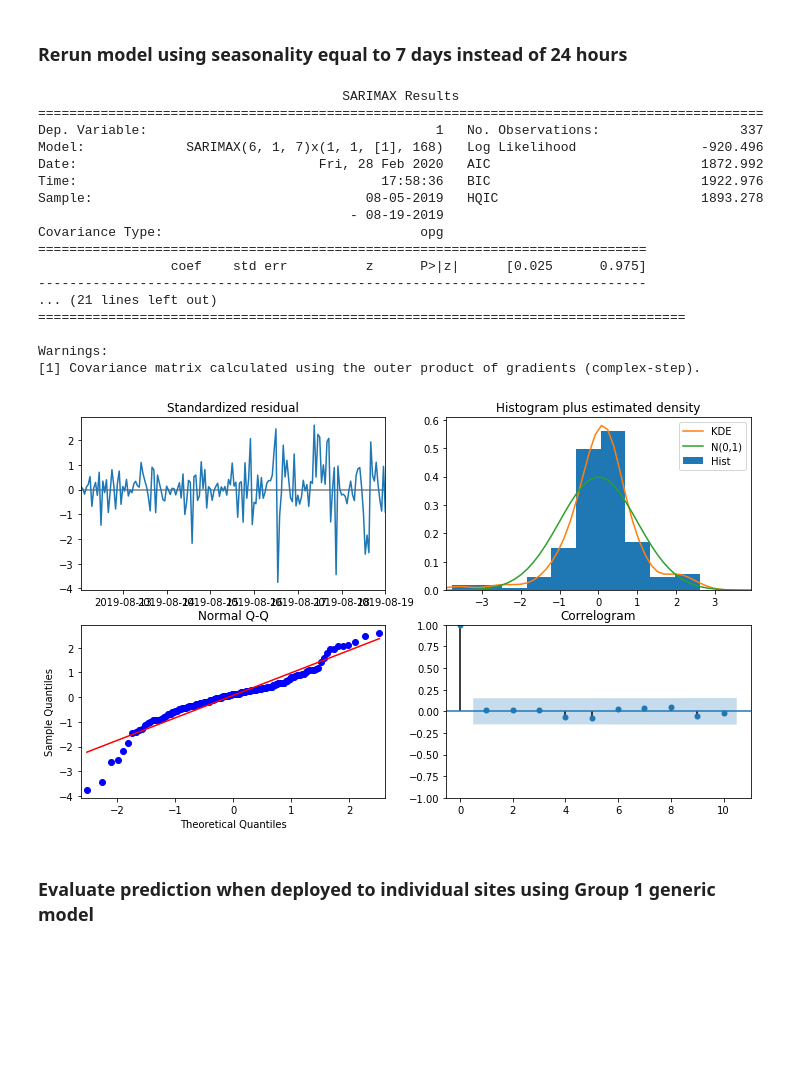
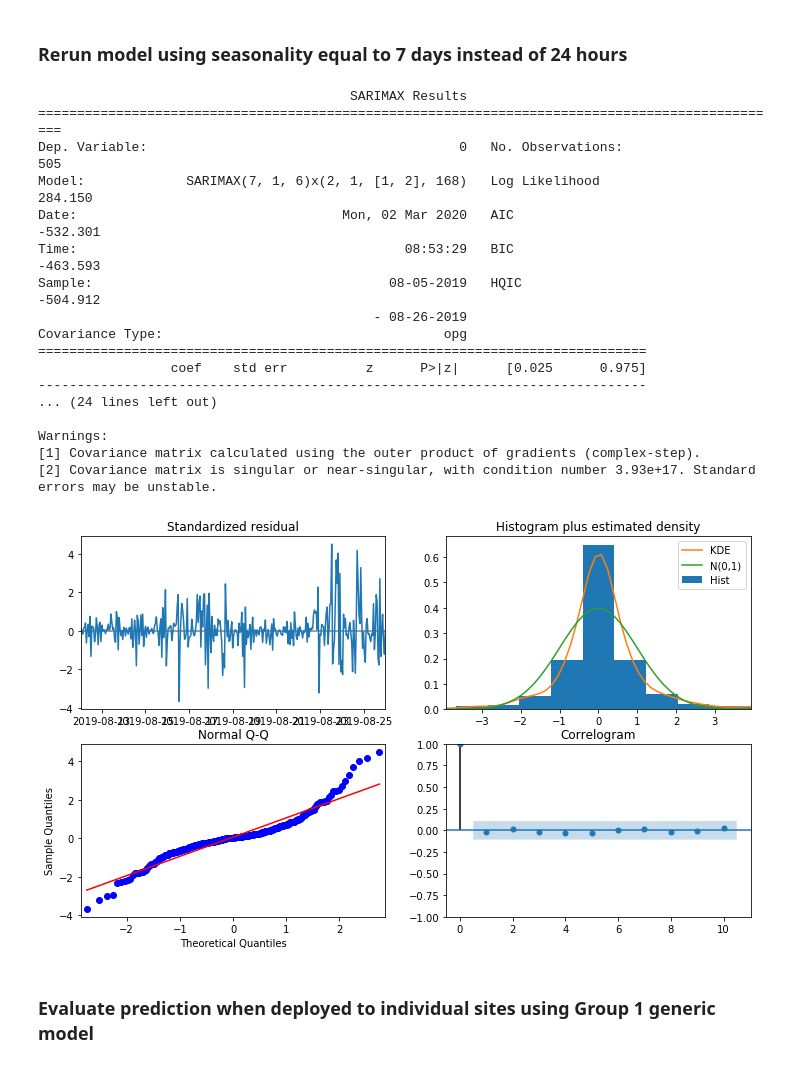
Before and after one commit to khairulomar/Melbourne_pedestrian, a Jupyter notebook: Melbourne_pedestrian.ipynb, the cells around one changed output. Saved outputs shown, nothing was run; the diff lists cells and outputs as text; code cells hidden in the pictures; blank space fills up the shorter version.

```diff
--- a/Melbourne_pedestrian.ipynb
+++ b/Melbourne_pedestrian.ipynb
@@ -938,7 +941,7 @@ data_arima = dfs[1][train_start : test_start]
 # pickle.dump(model, open(filename, 'wb'))
 # %%
 # Open pickled SARIMA after training and show summary
-filename = 'saved_models/pickle_sarima.sav'
+filename = 'saved_models/pickle_sarima_v2.sav'
 sarima = pickle.load(open(filename, 'rb'))
 print(sarima.summary())
 # %% [output]
@@ -1098,31 +1115,33 @@ data_arima_stdscaled = pd.DataFrame(data_arima_stdscaled, index=data_arima.index
 # %%
-# Open pickled baseline after training
-filename = 'saved_models/pickle_sarima_m168_v0.sav' # replace with new file ONCE COMPLETED
-base168 = pickle.load(open(filename, 'rb'))
-print(base168.summary())
+# Display model summary
+filename = 'saved_models/pickle_sarima_m168_v2_summary.sav'
+base168summary = pickle.load(open(filename, 'rb'))
+print(base168summary)
 # %% [output]
-                                       SARIMAX Results
-=============================================================================================
-Dep. Variable:                                     1   No. Observations:                  337
-Model:             SARIMAX(6, 1, 7)x(1, 1, [1], 168)   Log Likelihood                -920.496
-Date:                               Fri, 28 Feb 2020   AIC                           1872.992
-Time:                                       17:58:36   BIC                           1922.976
-Sample:                                   08-05-2019   HQIC                          1893.278
-                                        - 08-19-2019
-Covariance Type:                                 opg
+                                        SARIMAX Results
+================================================================================================
+Dep. Variable:                                        0   No. Observations:                  505
+Model:             SARIMAX(7, 1, 6)x(2, 1, [1, 2], 168)   Log Likelihood                 284.150
+Date:                                  Mon, 02 Mar 2020   AIC                           -532.301
+Time:                                          08:53:29   BIC                           -463.593
+Sample:                                      08-05-2019   HQIC                          -504.912
+                                           - 08-26-2019
+Covariance Type:                                    opg
 ==============================================================================
                  coef    std err          z      P>|z|      [0.025      0.975]
 ------------------------------------------------------------------------------
-... (21 lines left out)
-===================================================================================
+... (24 lines left out)
 
 Warnings:
 [1] Covariance matrix calculated using the outer product of gradients (complex-step).
+[2] Covariance matrix is singular or near-singular, with condition number 3.93e+17. Standard errors may be unstable.
 # %%
 # Check assumptions of SARIMA model results
-base168.plot_diagnostics(figsize=(12,7));
+filename = 'saved_models/pickle_sarima_m168_v2_diag.sav'
+base168diag = pickle.load(open(filename, 'rb'))
+base168diag;
 # %% [output]
-[figure, old version]
+[figure, new version]
 # %%
 # PLOT PREDICTION WHEN NEW MODEL IS READY
 # %% [markdown]
```
Also changed, not shown: parts of 41 cells of this notebook.
